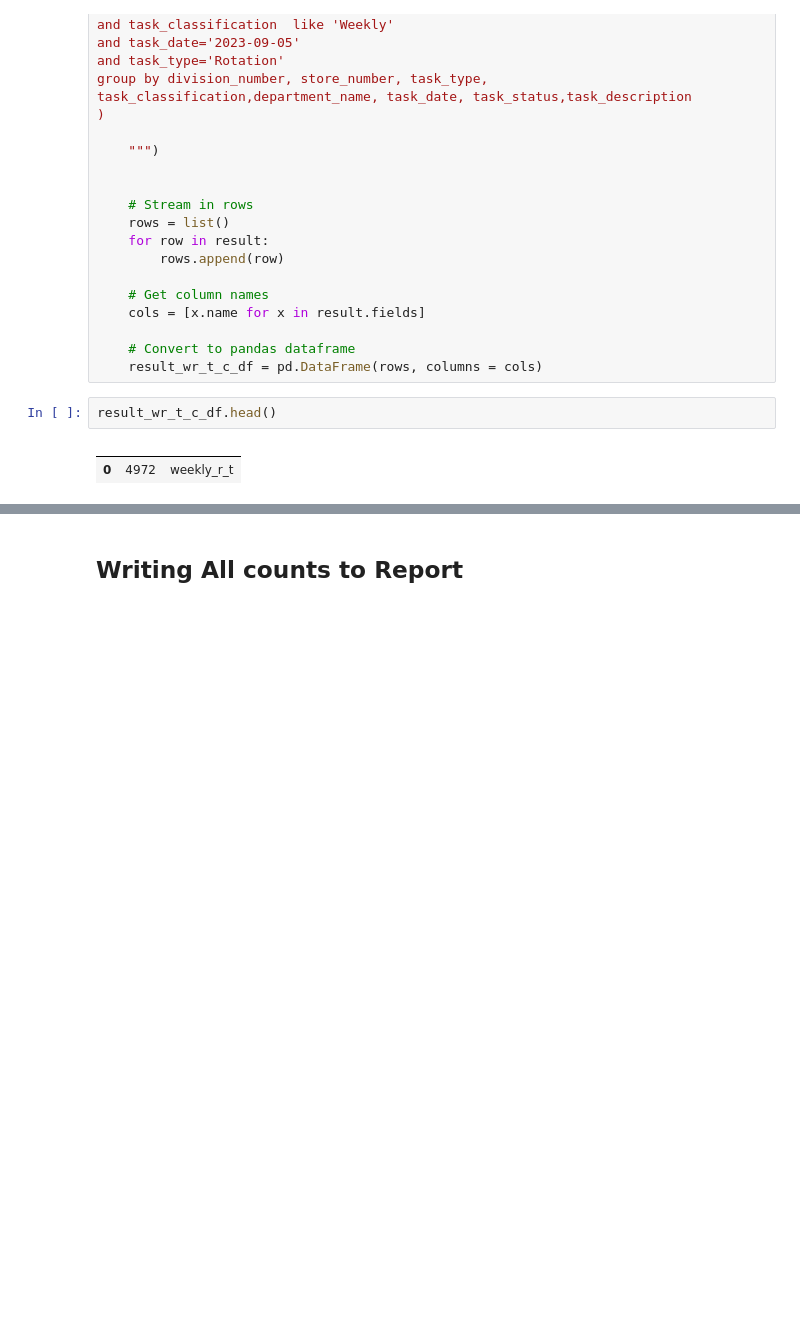
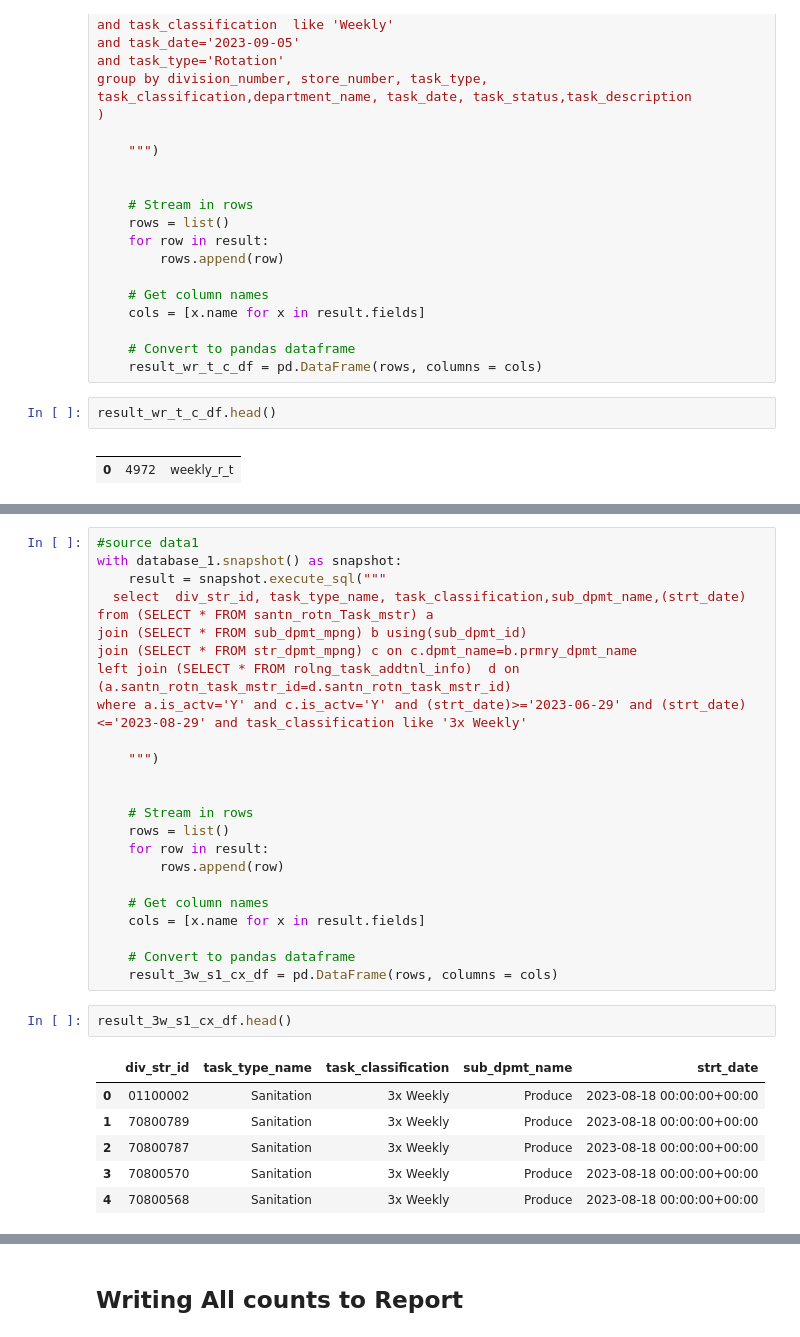
Before and after one commit to Abdus-4584/Abdus-4584, a Jupyter notebook: TM_Store_Walk_In.ipynb, the cells around one changed output, grey strips where cells are left out. Cells and saved outputs as stored; diff of their text form; blank space fills up the shorter version.

```diff
--- a/TM_Store_Walk_In.ipynb
+++ b/TM_Store_Walk_In.ipynb
@@ -1383,0 +1571,33 @@ result_wr_t_c_df.head()
+# %%
+#source data1
+with database_1.snapshot() as snapshot:
+    result = snapshot.execute_sql("""
+  select  div_str_id, task_type_name, task_classification,sub_dpmt_name,(strt_date)
+from (SELECT * FROM santn_rotn_Task_mstr) a
+join (SELECT * FROM sub_dpmt_mpng) b using(sub_dpmt_id)
+join (SELECT * FROM str_dpmt_mpng) c on c.dpmt_name=b.prmry_dpmt_name
+left join (SELECT * FROM rolng_task_addtnl_info)  d on (a.santn_rotn_task_mstr_id=d.santn_rotn_task_mstr_id)
+where a.is_actv='Y' and c.is_actv='Y' and (strt_date)>='2023-06-29' and (strt_date)<='2023-08-29' and task_classification like '3x Weekly'
+
+    """)
+
+
+    # Stream in rows
+    rows = list()
+    for row in result:
+        rows.append(row)
+
+    # Get column names
+    cols = [x.name for x in result.fields]
+
+    # Convert to pandas dataframe
+    result_3w_s1_cx_df = pd.DataFrame(rows, columns = cols)
+# %%
+result_3w_s1_cx_df.head()
+# %% [output]
+|  | div_str_id | task_type_name | task_classification | sub_dpmt_name | strt_date |
+| 0 | 01100002 | Sanitation | 3x Weekly | Produce | 2023-08-18 00:00:00+00:00 |
+| 1 | 70800789 | Sanitation | 3x Weekly | Produce | 2023-08-18 00:00:00+00:00 |
+| 2 | 70800787 | Sanitation | 3x Weekly | Produce | 2023-08-18 00:00:00+00:00 |
+| 3 | 70800570 | Sanitation | 3x Weekly | Produce | 2023-08-18 00:00:00+00:00 |
+| 4 | 70800568 | Sanitation | 3x Weekly | Produce | 2023-08-18 00:00:00+00:00 |
```
Also changed, not shown: parts of 61 cells of this notebook.
